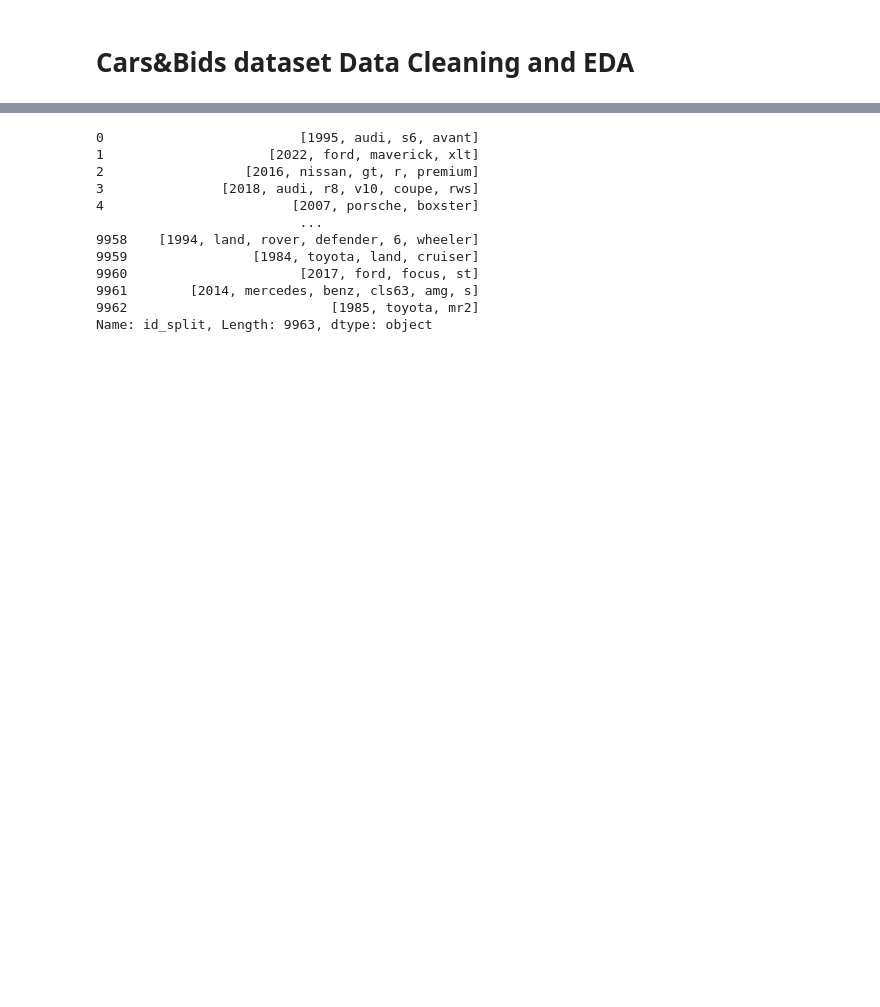
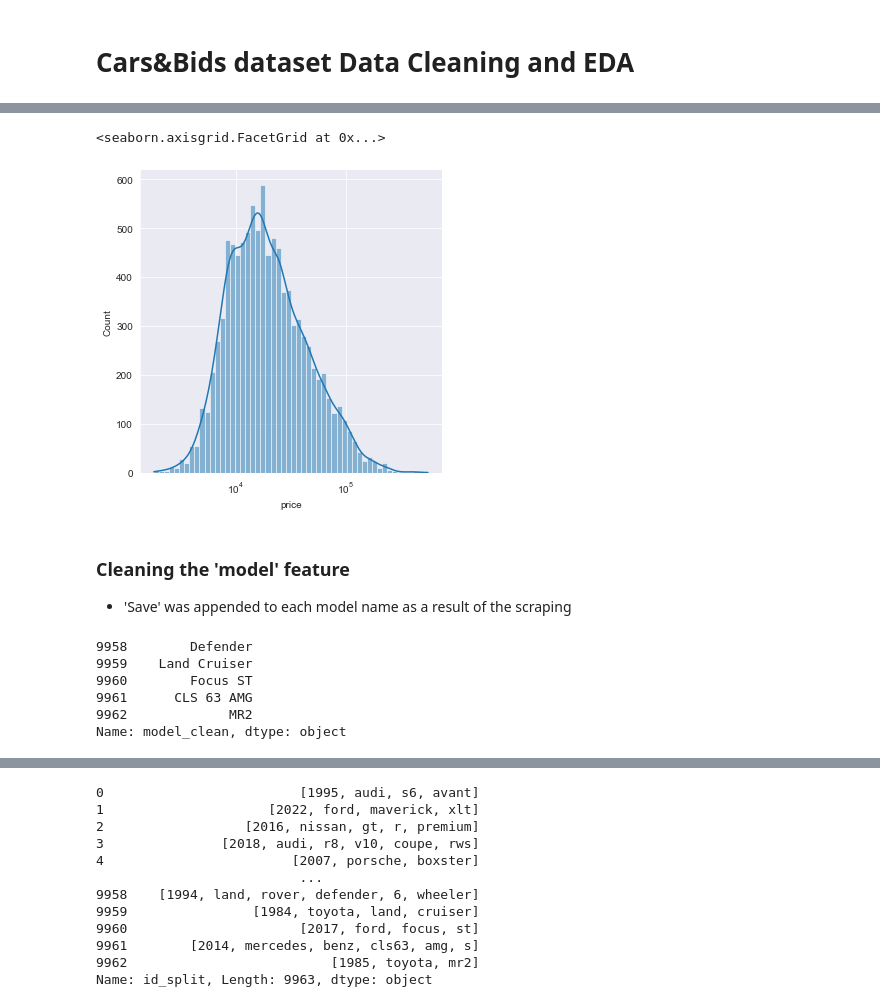
Before and after one commit to pwolff42/auto_auctions, a Jupyter notebook: data_cleansing.ipynb, the cells around one changed output, grey strips where cells are left out. Cells and saved outputs as stored; diff of their text form; code cells hidden in the pictures; blank space fills up the shorter version.

```diff
--- a/data_cleansing.ipynb
+++ b/data_cleansing.ipynb
@@ -113,0 +143,20 @@ cars_df[cars_df["model_clean"] == "911"]
+# %%
+sns.displot(cars_df["price"], log_scale = True, kde = True) # much more normal but would make coefficient interpretation and final price prediction very difficult
+# %% [output]
+<seaborn.axisgrid.FacetGrid at 0x...>
+[figure, added]
+# %% [markdown]
+### Cleaning the 'model' feature
+- 'Save' was appended to each model name as a result of the scraping
+# %%
+cars_df["model_clean"] = cars_df["model"].str.replace("Save", "")
+cars_df["model_clean"]
+cars_df["model_clean"].head()
+cars_df["model_clean"].tail() # looks good
+# %% [output]
+9958        Defender
+9959    Land Cruiser
+9960        Focus ST
+9961      CLS 63 AMG
+9962             MR2
+Name: model_clean, dtype: object
```
Also changed, not shown: parts of 91 cells of this notebook.
